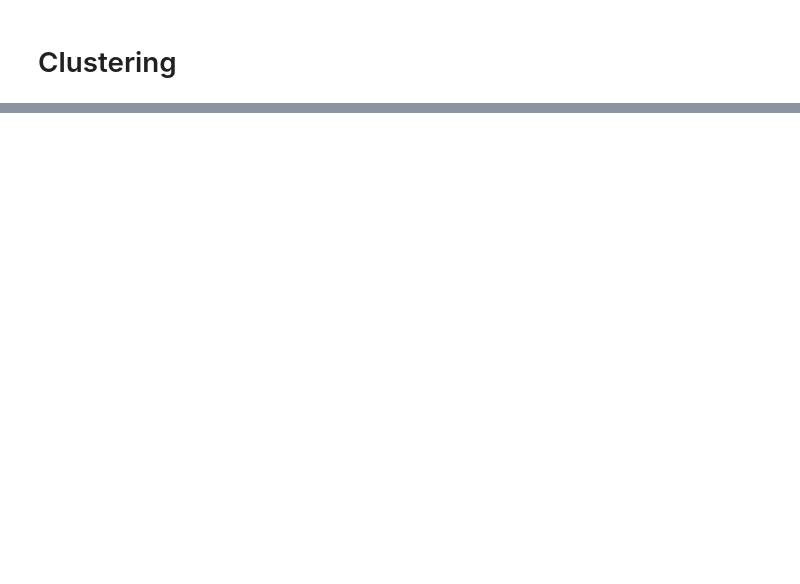
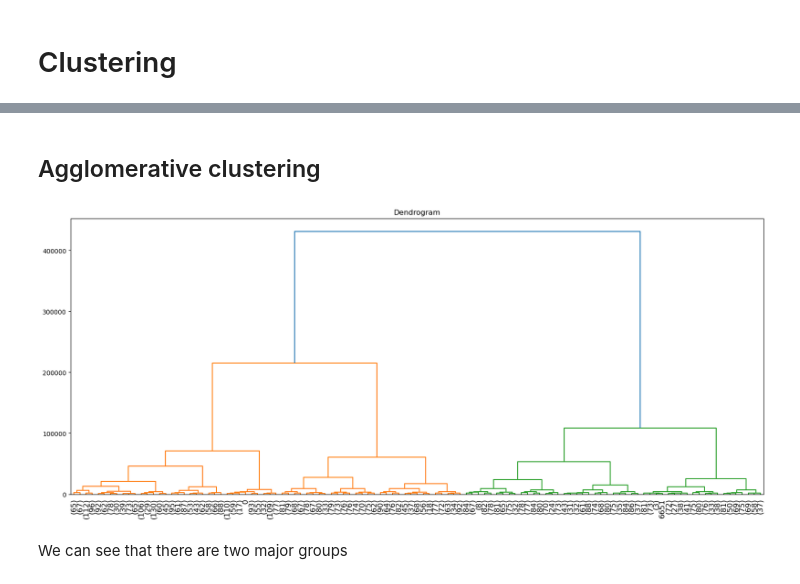
Before and after one commit to Drums180/Geoscientific_Analysis_Project, a Jupyter notebook: clustering_analysis.ipynb, the cells around one changed output, grey strips where cells are left out. Saved outputs shown, nothing was run; the diff lists cells and outputs as text; code cells hidden in the pictures; blank space fills up the shorter version.

```diff
--- a/clustering_analysis.ipynb
+++ b/clustering_analysis.ipynb
@@ -18,4 +23,0 @@ data.head()
-# %%
-# removes the NAs for ChlorA
-data_clean = data.dropna(subset=['ChlorA'])
-data_clean.head()
@@ -29,0 +24,30 @@ data_clean.head()
+# %% [markdown]
+## Agglomerative clustering
+# %%
+# Exclude 'Sta_ID' and 'Date' column because they are strs
+data = data_clean.drop(columns=['Sta_ID', 'Date'])
+
+# Need to drop all NAs for this to work
+data = data.dropna()
+
+# convert to numpy array
+data = np.array(data)
+
+# Perform hierarchical clustering
+linked = linkage(data, method='ward')
+
+plt.figure(figsize=(20, 8))
+
+# Create a dendrogram
+dendrogram(linked,
+           orientation='top',
+           distance_sort='descending',
+           truncate_mode='lastp',  # Truncates the dendrogram for the last p clusters
+           p=113)  # Number of clusters to show - there are 113 stations
+plt.title('Dendrogram')
+plt.tick_params(axis='x', labelsize=12)
+plt.show()
+# %% [output]
+[figure, added]
+# %% [markdown]
+We can see that there are two major groups
```
Also changed, not shown: parts of 6 cells of this notebook, 4 other files.
